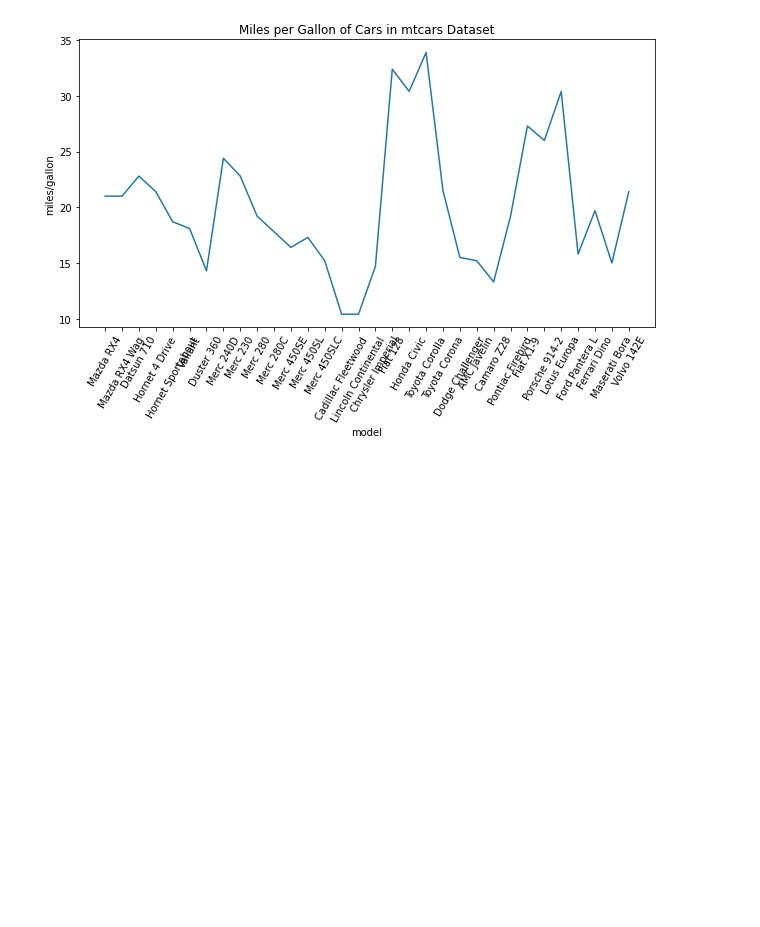
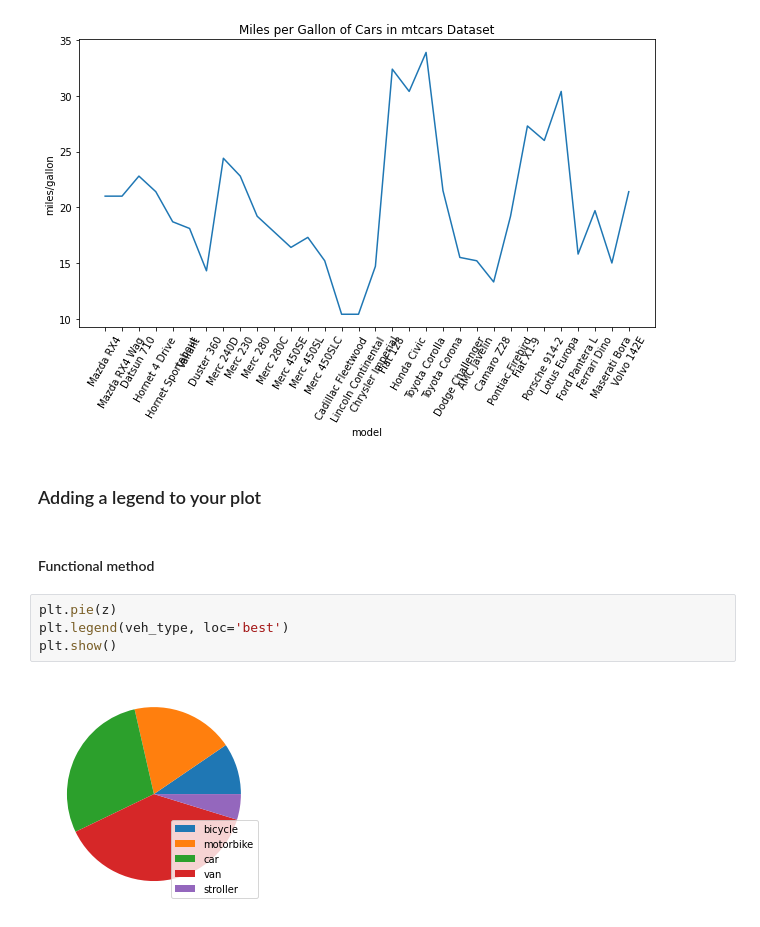
Before and after one commit to gofr1/jupyter-learning, a Jupyter notebook: data_science_basics/j-creating-labels-and-annotations.ipynb, the cells around one changed output. Cells and saved outputs as stored; diff of their text form; blank space fills up the shorter version.

Commit message:
Adding a legend

```diff
--- a/data_science_basics/j-creating-labels-and-annotations.ipynb
+++ b/data_science_basics/j-creating-labels-and-annotations.ipynb
@@ -61,3 +61,13 @@ ax.set_ylabel('miles/gallon')
 # %% [output]
 Text(0, 0.5, 'miles/gallon')
 [figure]
+# %% [markdown]
+### Adding a legend to your plot
+# %% [markdown]
+#### Functional method
+# %%
+plt.pie(z)
+plt.legend(veh_type, loc='best')
+plt.show()
+# %% [output]
+[figure, added]
```
Also changed, not shown: parts of 5 cells of this notebook.
